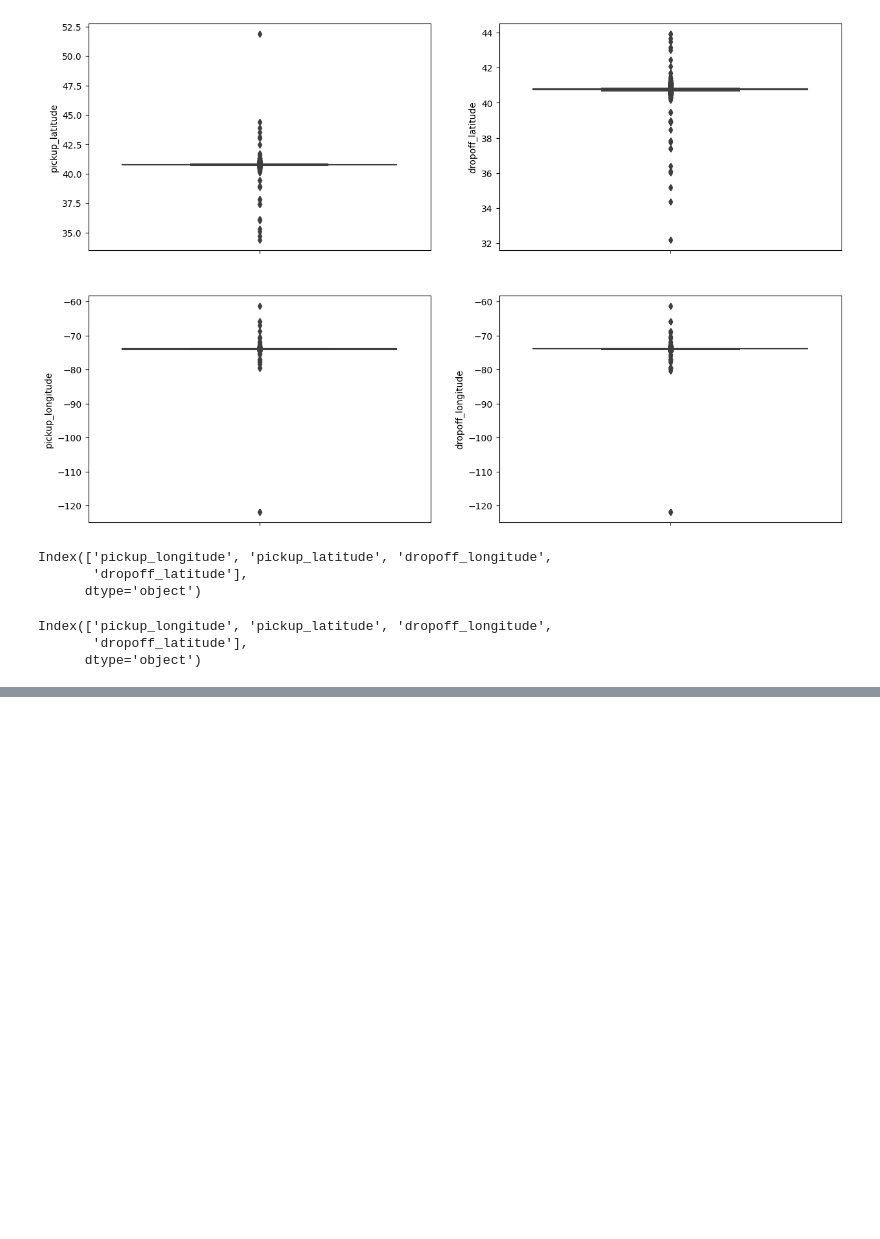
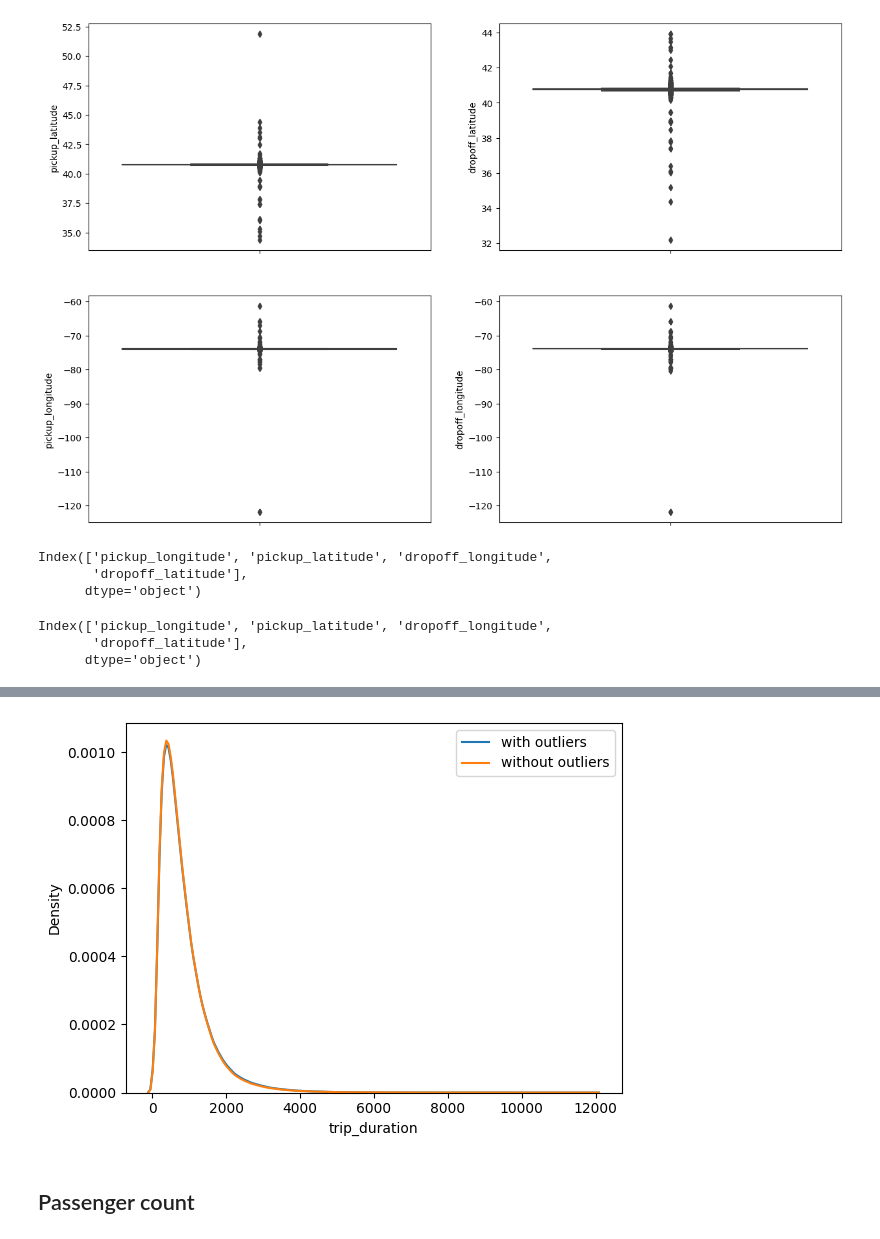
Before and after one commit to Himanshu-1703/kaggle-notebooks, a Jupyter notebook: feature-engineering-on-taxi-data.ipynb, the cells around one changed output, grey strips where cells are left out. Cells and saved outputs as stored; diff of their text form; code cells hidden in the pictures; blank space fills up the shorter version.

Commit message:
Kaggle Notebook | Feature Engineering on Taxi Data | Version 2

```diff
--- a/feature-engineering-on-taxi-data.ipynb
+++ b/feature-engineering-on-taxi-data.ipynb
@@ -496,0 +532,12 @@ df_without_outliers[outlier_cols].skew().to_frame(name='skewness')
+# %%
+# target data distribution with and without outliers
+
+sns.kdeplot(data=new_df,x='trip_duration',label='with outliers')
+sns.kdeplot(data=df_without_outliers,x='trip_duration',label='without outliers')
+
+plt.legend()
+plt.show()
+# %% [output]
+[figure, added]
+# %% [markdown]
+## Passenger count
```
Also changed, not shown: parts of 19 cells of this notebook.
